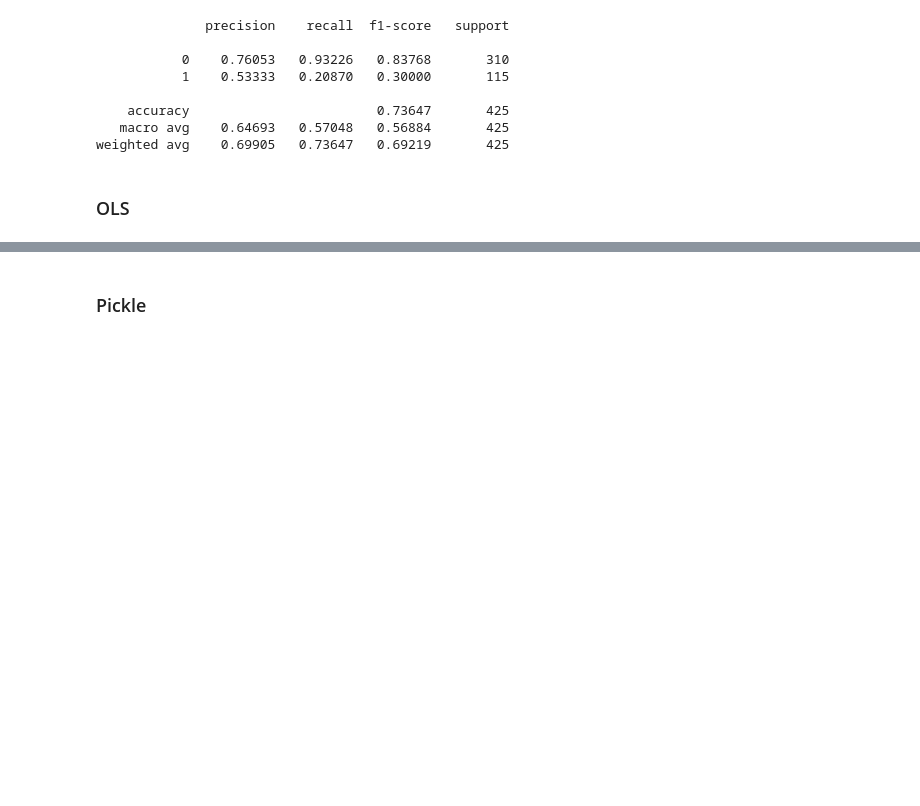
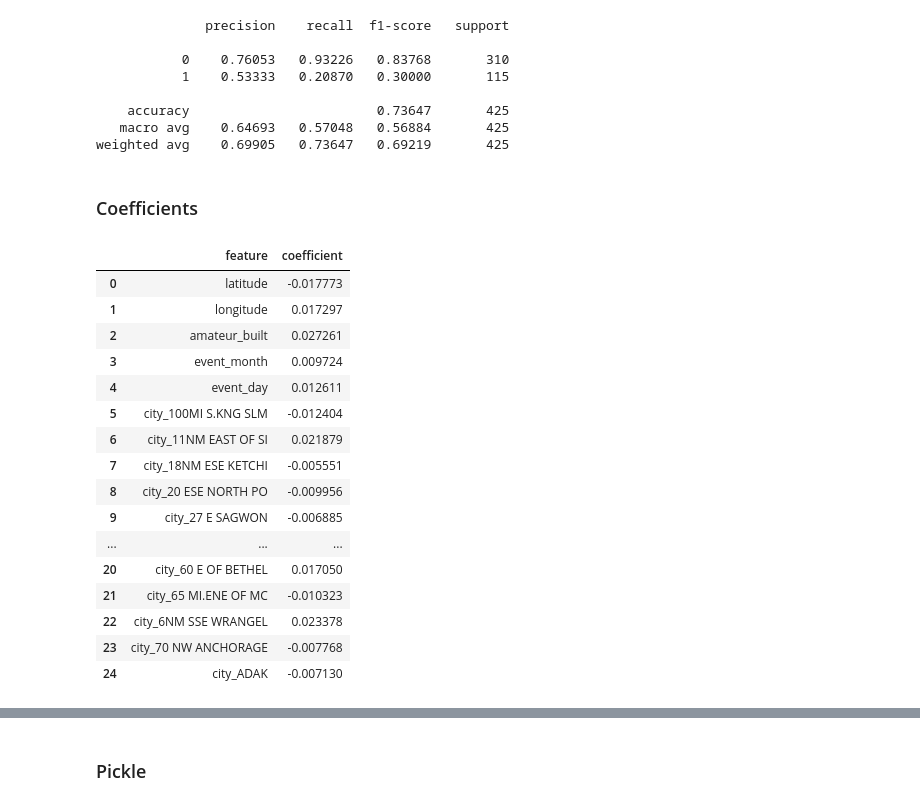
Before and after one commit to TheMirch/dsi-group-project, a Jupyter notebook: code/nolan_model.ipynb, the cells around one changed output, grey strips where cells are left out. Drawn from its saved outputs; the diff is of its cells as text; code cells hidden in the pictures; blank space fills up the shorter version.

Commit message:
coefficients

```diff
--- a/code/nolan_model.ipynb
+++ b/code/nolan_model.ipynb
@@ -187,4 +188,4 @@ print(classification_report(y_test, y_pred, digits = 5))
    macro avg    0.64693   0.57048   0.56884       425
 weighted avg    0.69905   0.73647   0.69219       425
 # %% [markdown]
-### OLS
+### Coefficients
@@ -190,0 +194,27 @@ weighted avg    0.69905   0.73647   0.69219       425
+# %%
+coefficients = gs_log_reg_tuned.best_estimator_.named_steps['log_reg_tuned'].coef_[0]
+# %%
+feature_names = list(X_train.columns)
+# %%
+coefficients_df = pd.DataFrame({'feature': feature_names, 'coefficient': coefficients})
+# %%
+pd.set_option('display.max_rows', None)
+coefficients_df.head(25)
+# %% [output]
+|  | feature | coefficient |
+| 0 | latitude | -0.017773 |
+| 1 | longitude | 0.017297 |
+| 2 | amateur_built | 0.027261 |
+| 3 | event_month | 0.009724 |
+| 4 | event_day | 0.012611 |
+| 5 | city_100MI S.KNG SLM | -0.012404 |
+| 6 | city_11NM EAST OF SI | 0.021879 |
+| 7 | city_18NM ESE KETCHI | -0.005551 |
+| 8 | city_20 ESE NORTH PO | -0.009956 |
+| 9 | city_27 E SAGWON | -0.006885 |
+| ... | ... | ... |
+| 20 | city_60 E OF BETHEL | 0.017050 |
+| 21 | city_65 MI.ENE OF MC | -0.010323 |
+| 22 | city_6NM SSE WRANGEL | 0.023378 |
+| 23 | city_70 NW ANCHORAGE | -0.007768 |
+| 24 | city_ADAK | -0.007130 |
```
Also changed, not shown: parts of 7 cells of this notebook, 2 other files.
